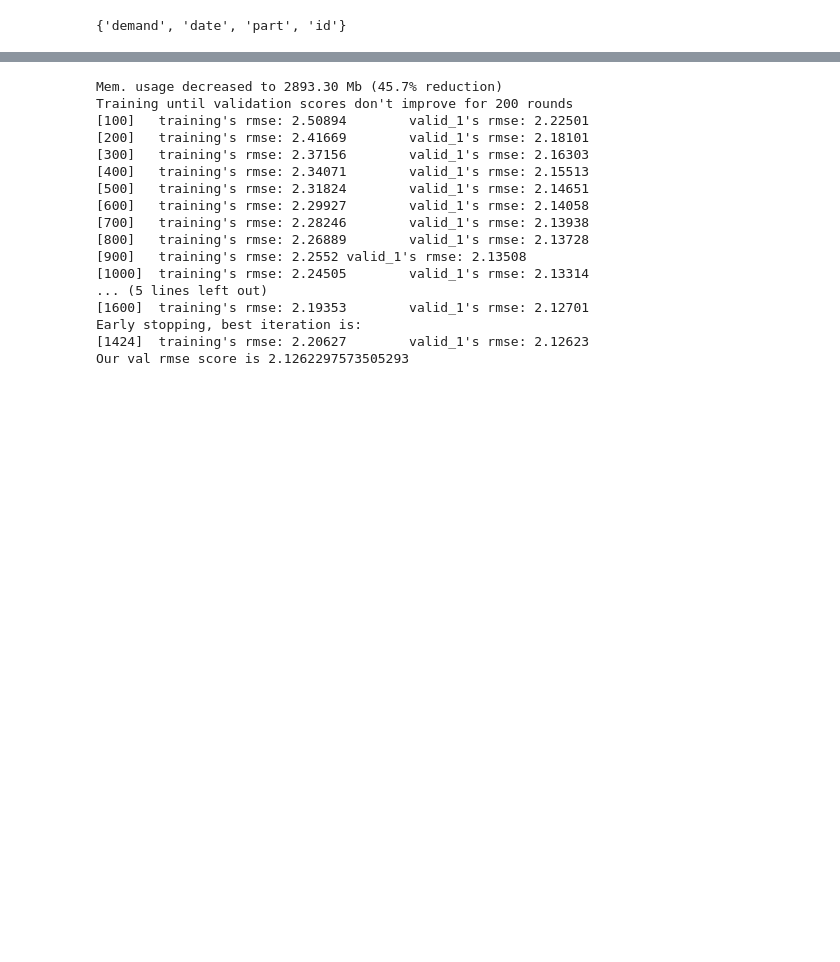
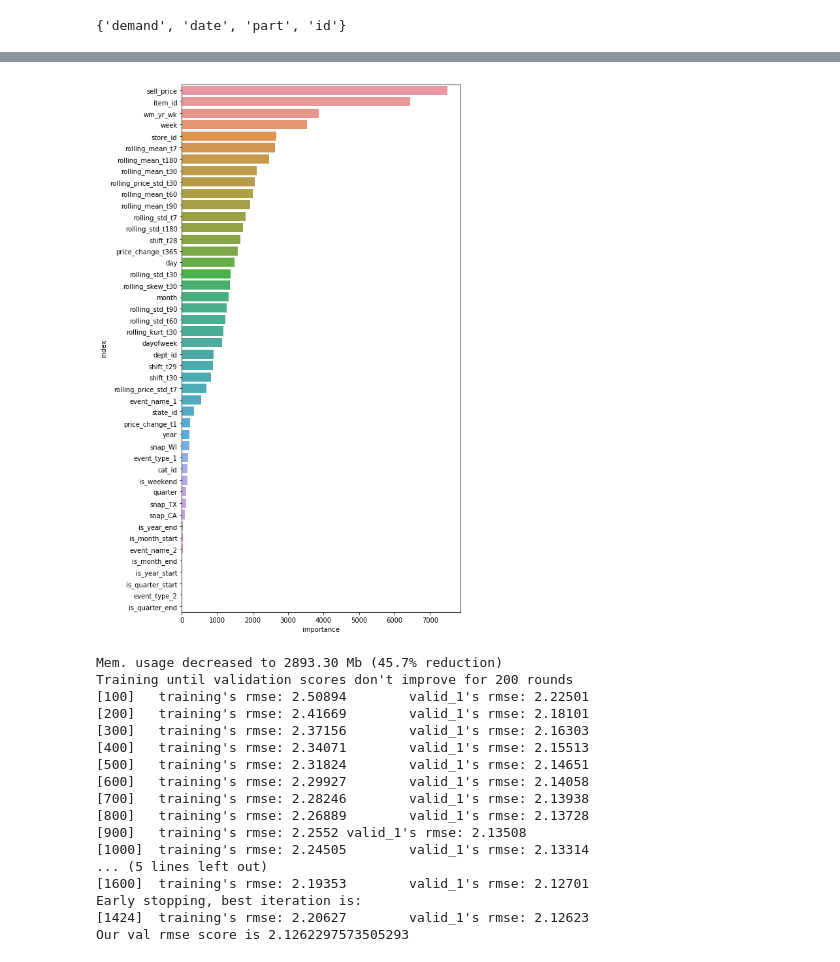
Before and after one commit to ibkuroyagi/M5-Forecasting, a Jupyter notebook: m5-lgbm-fe.ipynb, the cells around one changed output, grey strips where cells are left out. Drawn from its saved outputs; the diff is of its cells as text; code cells hidden in the pictures; blank space fills up the shorter version.

Commit message:
make data

```diff
--- a/m5-lgbm-fe.ipynb
+++ b/m5-lgbm-fe.ipynb
@@ -399,3 +422,9 @@ evaluation = submission_df[submission_df['id'].isin(evaluation_rows)]
 validation = submission_df[['id']].merge(predictions, on = 'id')
 final = pd.concat([validation, evaluation])
 final.to_csv('submission.csv', index = False)
+# %%
+with open("lgbm_0.sav", mode="rb") as f:
+    model = joblib.load(f)
+# %%
+importance = pd.DataFrame(model.feature_importance(), index=features, columns=['importance']).reset_index()
+importance
@@ -402,3 +449,16 @@ final.to_csv('submission.csv', index = False)
+# %%
+import matplotlib.pyplot as plt
+import seaborn as sns
+importance.sort_values(by='importance', ascending=False)
+plt.figure(figsize=(8, 12))
+sns.barplot(
+    x='importance',
+    y='index',
+    data=importance.sort_values('importance', ascending=False)[:50])
+plt.tight_layout()
+plt.savefig('importances_1.png')
+# %% [output]
+[figure, added]
 # %%
 transform_train_and_eval(data)
 # %% [output]
```
Also changed, not shown: parts of 4 cells of this notebook, 6 other files.
